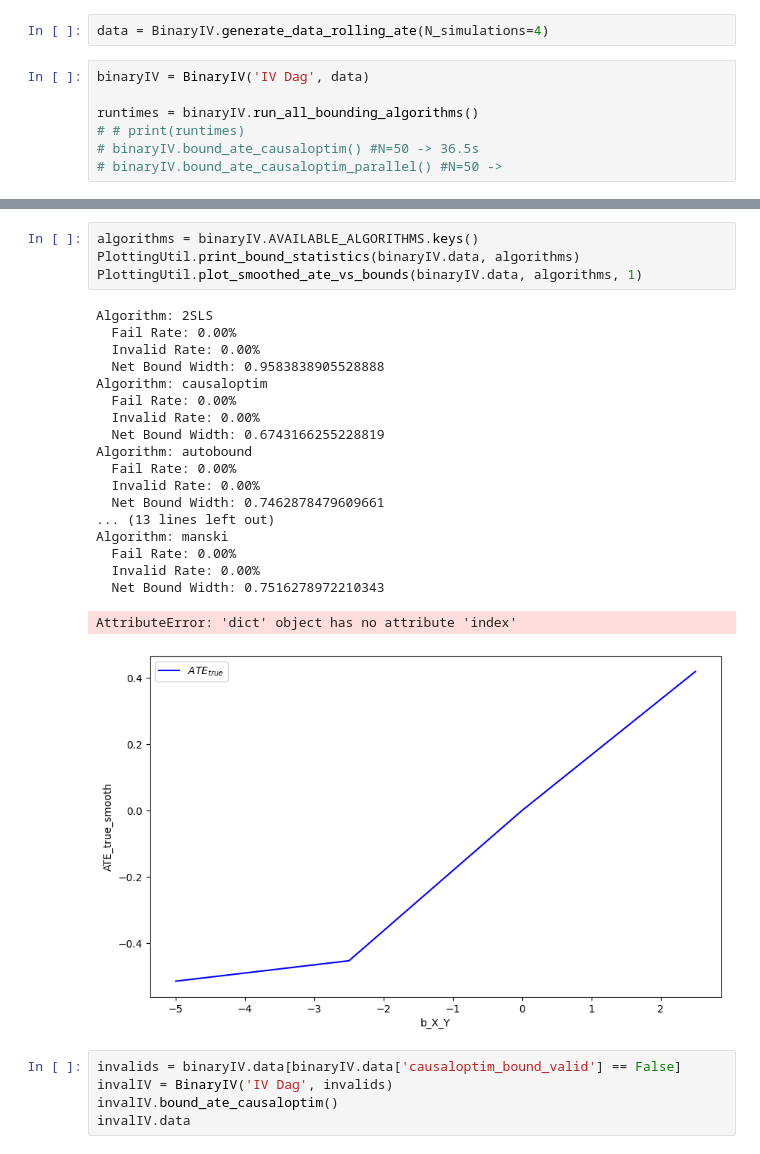
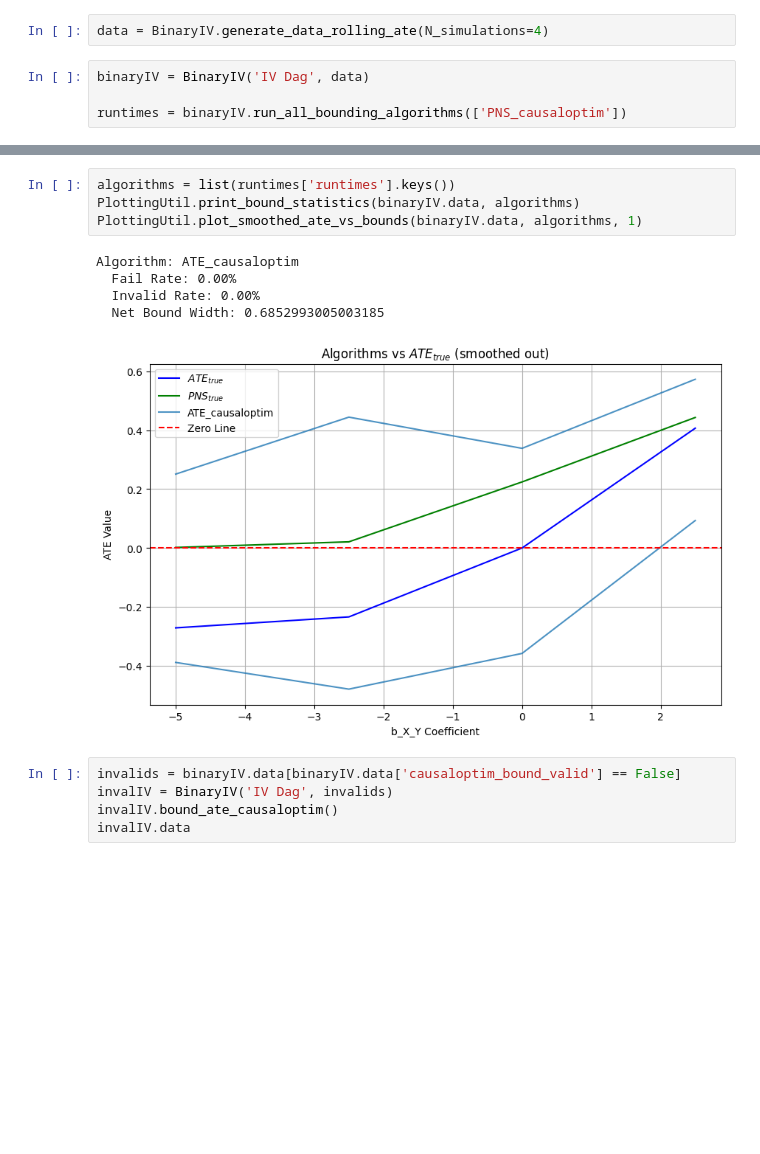
Before and after one commit to tmaringgele/causal-bounds, a Jupyter notebook: simulation_engine/test.ipynb, the cells around one changed output, grey strips where cells are left out. Cells and saved outputs as stored; diff of their text form; blank space fills up the shorter version.

Commit message:
compute first PNS bounds with good OOP structure

```diff
--- a/simulation_engine/test.ipynb
+++ b/simulation_engine/test.ipynb
@@ -26,8 +26,5 @@ data = BinaryIV.generate_data_rolling_ate(N_simulations=4)
 # %%
 binaryIV = BinaryIV('IV Dag', data)
 
-runtimes = binaryIV.run_all_bounding_algorithms()
-# # print(runtimes)
-# binaryIV.bound_ate_causaloptim() #N=50 -> 36.5s
-# binaryIV.bound_ate_causaloptim_parallel() #N=50 ->
+runtimes = binaryIV.run_all_bounding_algorithms(['PNS_causaloptim'])
 # %% [output]
@@ -51,27 +34,13 @@ Total runtime: 43.98 seconds.
 # %%
-algorithms = binaryIV.AVAILABLE_ALGORITHMS.keys()
+algorithms = list(runtimes['runtimes'].keys())
 PlottingUtil.print_bound_statistics(binaryIV.data, algorithms)
 PlottingUtil.plot_smoothed_ate_vs_bounds(binaryIV.data, algorithms, 1)
 # %% [output]
-Algorithm: 2SLS
+Algorithm: ATE_causaloptim
   Fail Rate: 0.00%
   Invalid Rate: 0.00%
-  Net Bound Width: 0.9583838905528888
-Algorithm: causaloptim
-  Fail Rate: 0.00%
-  Invalid Rate: 0.00%
-  Net Bound Width: 0.6743166255228819
-Algorithm: autobound
-  Fail Rate: 0.00%
-  Invalid Rate: 0.00%
-  Net Bound Width: 0.7462878479609661
-... (13 lines left out)
-Algorithm: manski
-  Fail Rate: 0.00%
-  Invalid Rate: 0.00%
-  Net Bound Width: 0.7516278972210343
+  Net Bound Width: 0.6852993005003185
-AttributeError: 'dict' object has no attribute 'index'
-[figure, old version]
+[figure, new version]
 # %%
 invalids = binaryIV.data[binaryIV.data['causaloptim_bound_valid'] == False]
 invalIV = BinaryIV('IV Dag', invalids)
```
Also changed, not shown: parts of 1 cell of this notebook, 2 other files.
